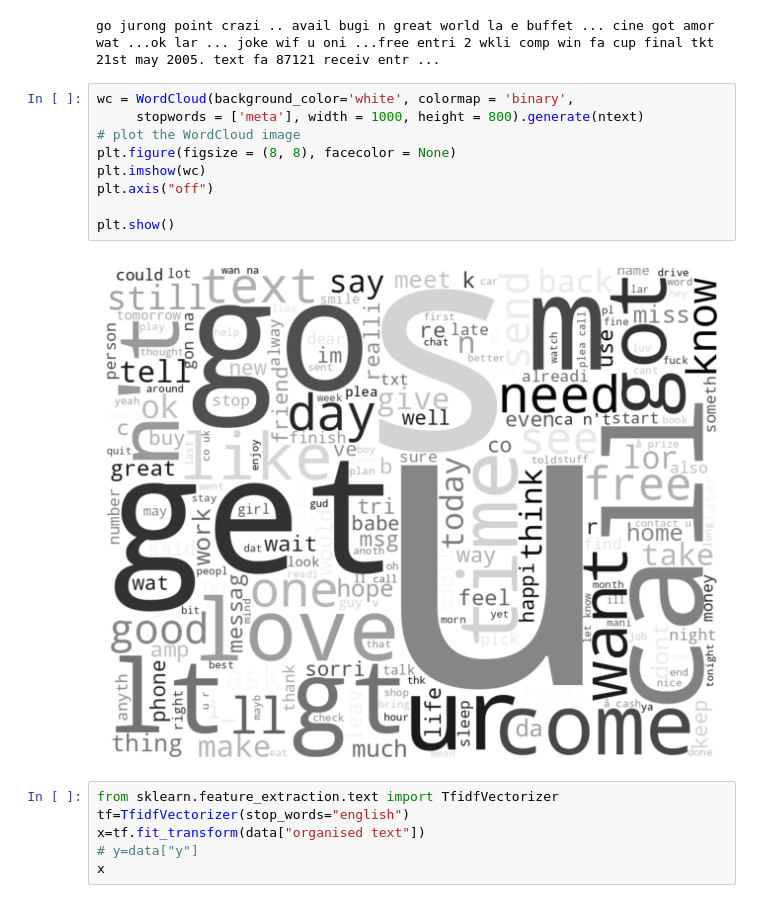
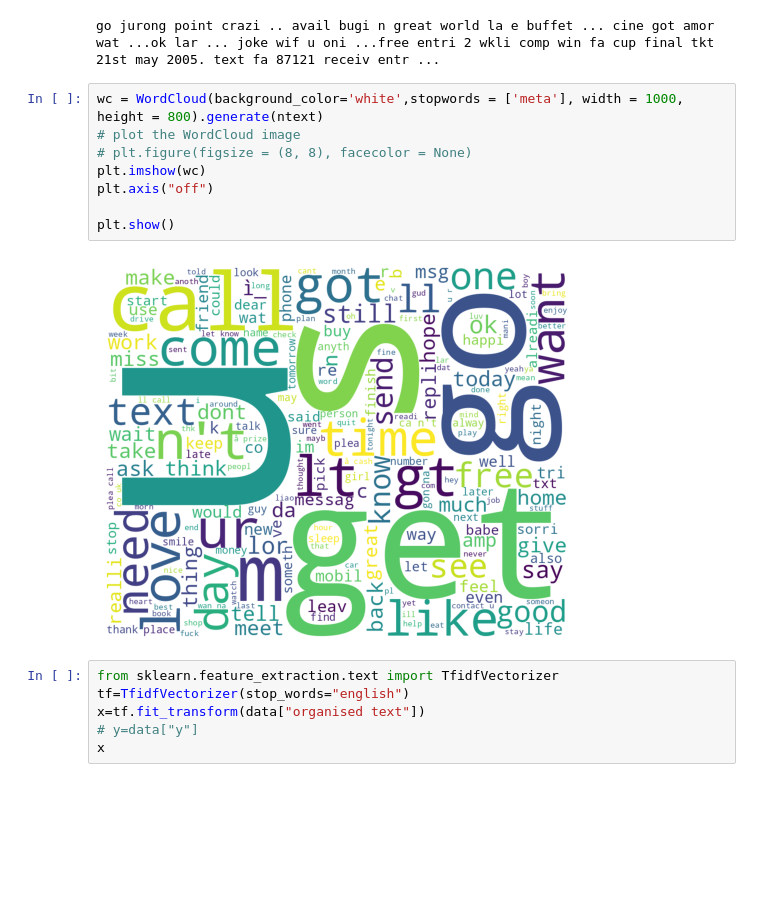
Before and after one commit to AbhishekChukka/Codeway_internship, a Jupyter notebook: spam_detection.ipynb, the cells around one changed output. Drawn from its saved outputs; the diff is of its cells as text; blank space fills up the shorter version.

```diff
--- a/spam_detection.ipynb
+++ b/spam_detection.ipynb
@@ -150,16 +150,15 @@ print(ntext[:500])
 # %% [output]
 go jurong point crazi .. avail bugi n great world la e buffet ... cine got amor wat ...ok lar ... joke wif u oni ...free entri 2 wkli comp win fa cup final tkt 21st may 2005. text fa 87121 receiv entr ...
 # %%
-wc = WordCloud(background_color='white', colormap = 'binary',
-     stopwords = ['meta'], width = 1000, height = 800).generate(ntext)
+wc = WordCloud(background_color='white',stopwords = ['meta'], width = 1000, height = 800).generate(ntext)
 # plot the WordCloud image
-plt.figure(figsize = (8, 8), facecolor = None)
+# plt.figure(figsize = (8, 8), facecolor = None)
 plt.imshow(wc)
 plt.axis("off")
 
 plt.show()
 # %% [output]
-[figure, old version]
+[figure, new version]
 # %%
 from sklearn.feature_extraction.text import TfidfVectorizer
 tf=TfidfVectorizer(stop_words="english")
```
